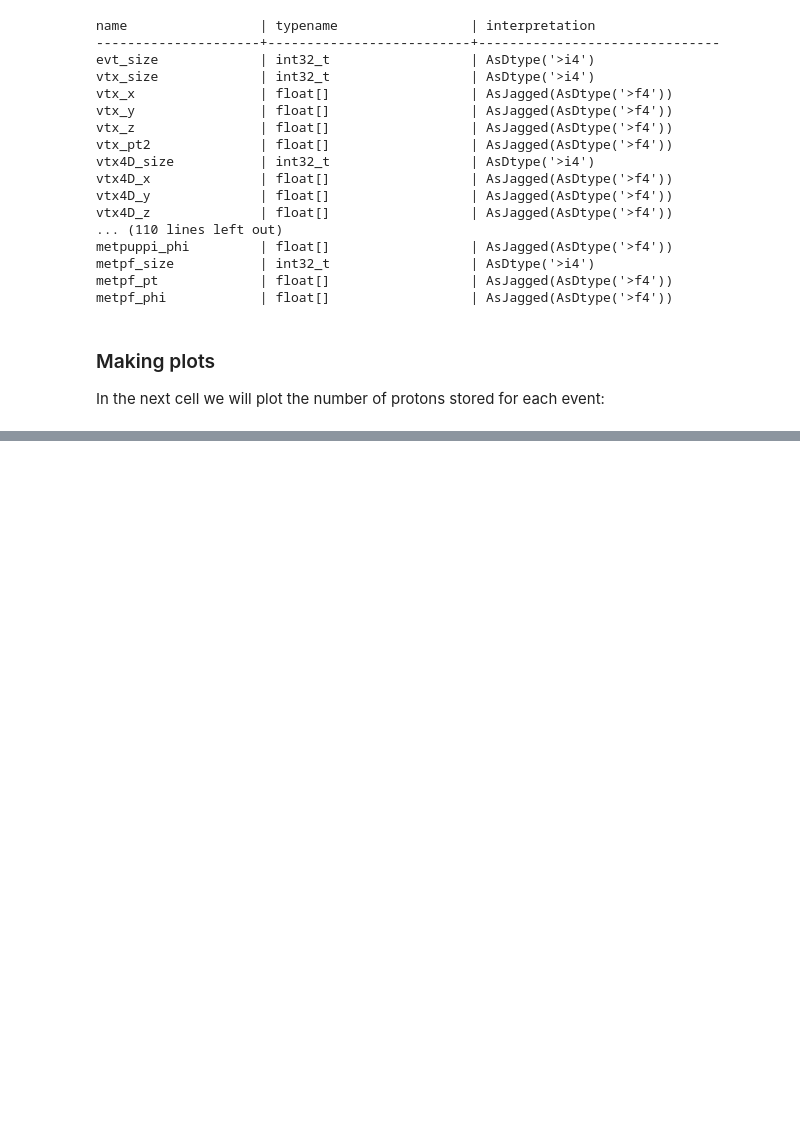
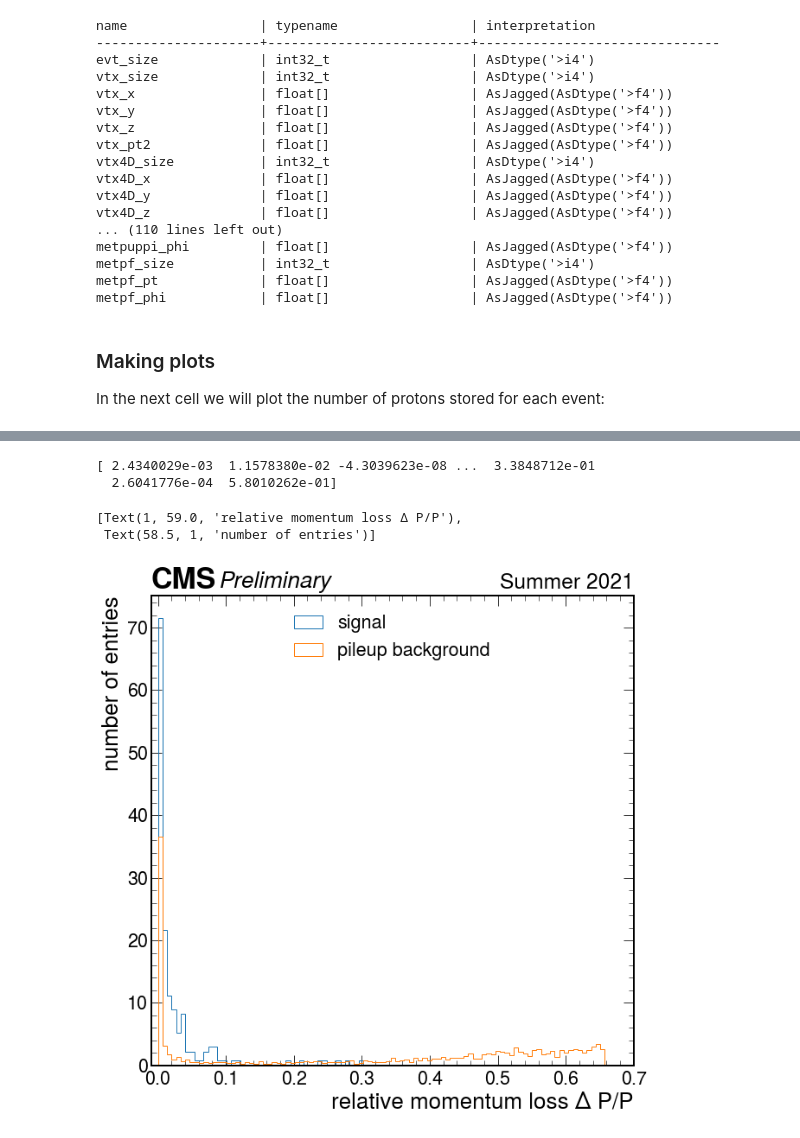
Before and after one commit to jloemker/SWAN, a Jupyter notebook: Exploration-notebook.ipynb, the cells around one changed output, grey strips where cells are left out. Saved outputs shown, nothing was run; the diff lists cells and outputs as text; code cells hidden in the pictures; blank space fills up the shorter version.

```diff
--- a/Exploration-notebook.ipynb
+++ b/Exploration-notebook.ipynb
@@ -70,4 +94,10 @@ proton_size = tree['genproton_size'].array(library="pd")
 # %%
 #convert the array to histogram with defined number of bins
-bins = np.linspace(0,150,150)
-data=np.histogram(proton_size, bins,density=True)
+bins = np.linspace(0,1,150)
+data=np.histogram(proton_xi, bins, density=True)
+
+protons = tree.arrays(['genproton_xi','genproton_ispu'],library="pd")
+protons.head()
+
+protonspz = tree.arrays(['genproton_pz','genproton_ispu'],library="pd")
+protonspz.head()
@@ -73,0 +112,25 @@ data=np.histogram(proton_size, bins,density=True)
+# %%
+h_signal = protons[protons.genproton_ispu==0]['genproton_xi'].values
+h_background = protons[protons.genproton_ispu==1]['genproton_xi'].values
+
+bins = np.linspace(0,1,150)
+# %%
+f, ax = plt.subplots()
+plt.hist(h_signal,bins,histtype='step',density=True)
+plt.hist(h_background,bins,histtype='step', density=True)
+print(h_background)
+plt.xlim(-0.01,0.7)
+#create legend
+labels= ['signal', 'pileup background']
+#add different labels to the plot and save to a file
+hep.cms.label(llabel="Preliminary", rlabel="Summer 2021", ax=ax)
+ax.legend(labels,loc='upper center', bbox_to_anchor=(0.5, 1.0));
+
+ax.set(xlabel='relative momentum loss \u0394 P/P', ylabel='number of entries')
+#plt.savefig('ProtonPlots/protons_combined.png')
+# %% [output]
+[ 2.4340029e-03  1.1578380e-02 -4.3039623e-08 ...  3.3848712e-01
+  2.6041776e-04  5.8010262e-01]
+[Text(1, 59.0, 'relative momentum loss Δ P/P'),
+ Text(58.5, 1, 'number of entries')]
+[figure, added]
```
Also changed, not shown: parts of 17 cells of this notebook, 1 other file.
